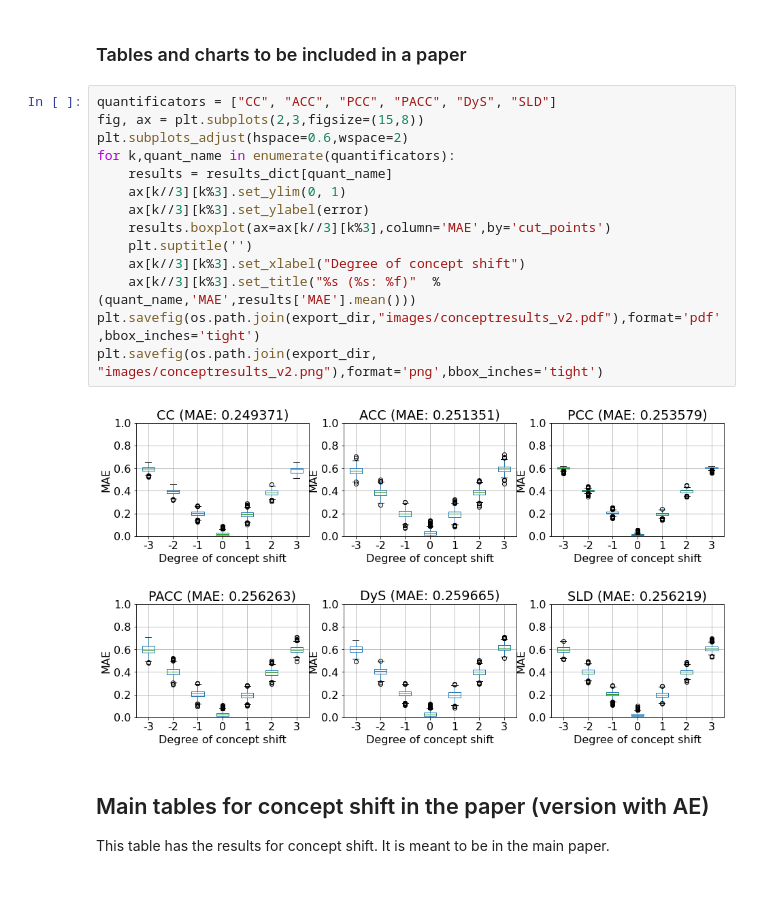
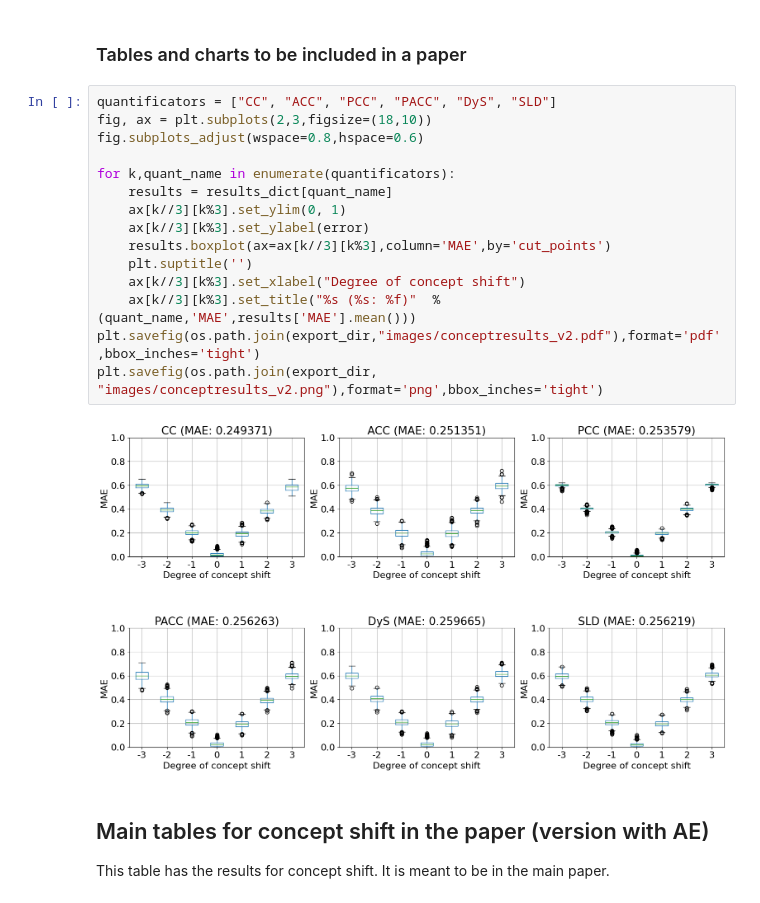
Before and after one commit to pglez82/quant_datasetshift, a Jupyter notebook: analyze_results_concept_v2.ipynb, the cells around one changed output. Drawn from its saved outputs; the diff is of its cells as text.

```diff
--- a/analyze_results_concept_v2.ipynb
+++ b/analyze_results_concept_v2.ipynb
@@ -37,20 +37,21 @@ Done
 ### Tables and charts to be included in a paper
 # %%
 quantificators = ["CC", "ACC", "PCC", "PACC", "DyS", "SLD"]
-fig, ax = plt.subplots(2,3,figsize=(15,8))
-plt.subplots_adjust(hspace=0.6,wspace=2)
+fig, ax = plt.subplots(2,3,figsize=(18,10))
+fig.subplots_adjust(wspace=0.8,hspace=0.6)
+
 for k,quant_name in enumerate(quantificators):
     results = results_dict[quant_name]
     ax[k//3][k%3].set_ylim(0, 1)
     ax[k//3][k%3].set_ylabel(error)
     results.boxplot(ax=ax[k//3][k%3],column='MAE',by='cut_points')
     plt.suptitle('')
     ax[k//3][k%3].set_xlabel("Degree of concept shift")
     ax[k//3][k%3].set_title("%s (%s: %f)"  % (quant_name,'MAE',results['MAE'].mean()))
 plt.savefig(os.path.join(export_dir,"images/conceptresults_v2.pdf"),format='pdf',bbox_inches='tight')
 plt.savefig(os.path.join(export_dir, "images/conceptresults_v2.png"),format='png',bbox_inches='tight')
 # %% [output]
-[figure, old version]
+[figure, new version]
 # %% [markdown]
 ## Main tables for concept shift in the paper (version with AE)
 
```
Also changed, not shown: 1 other file.
